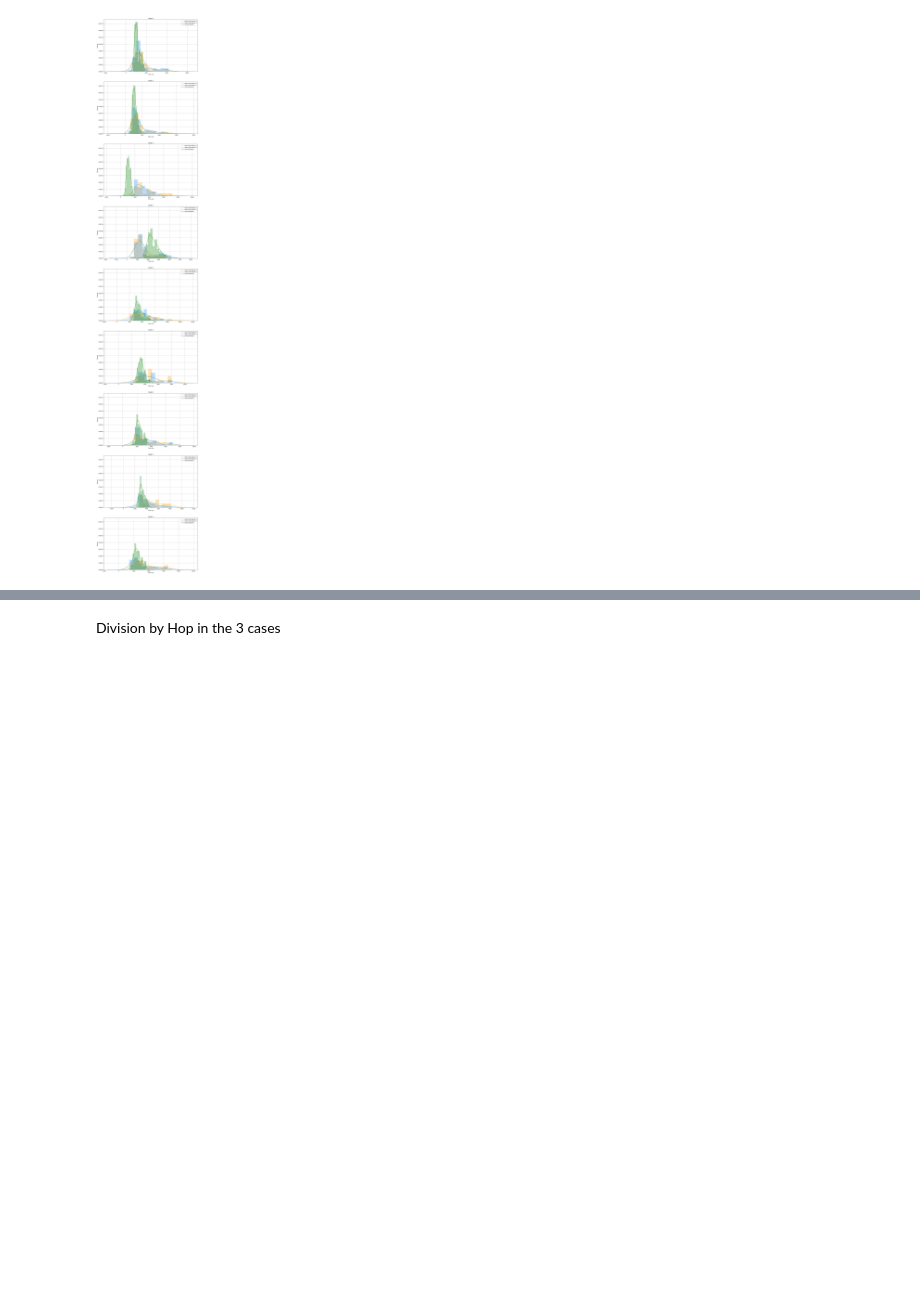
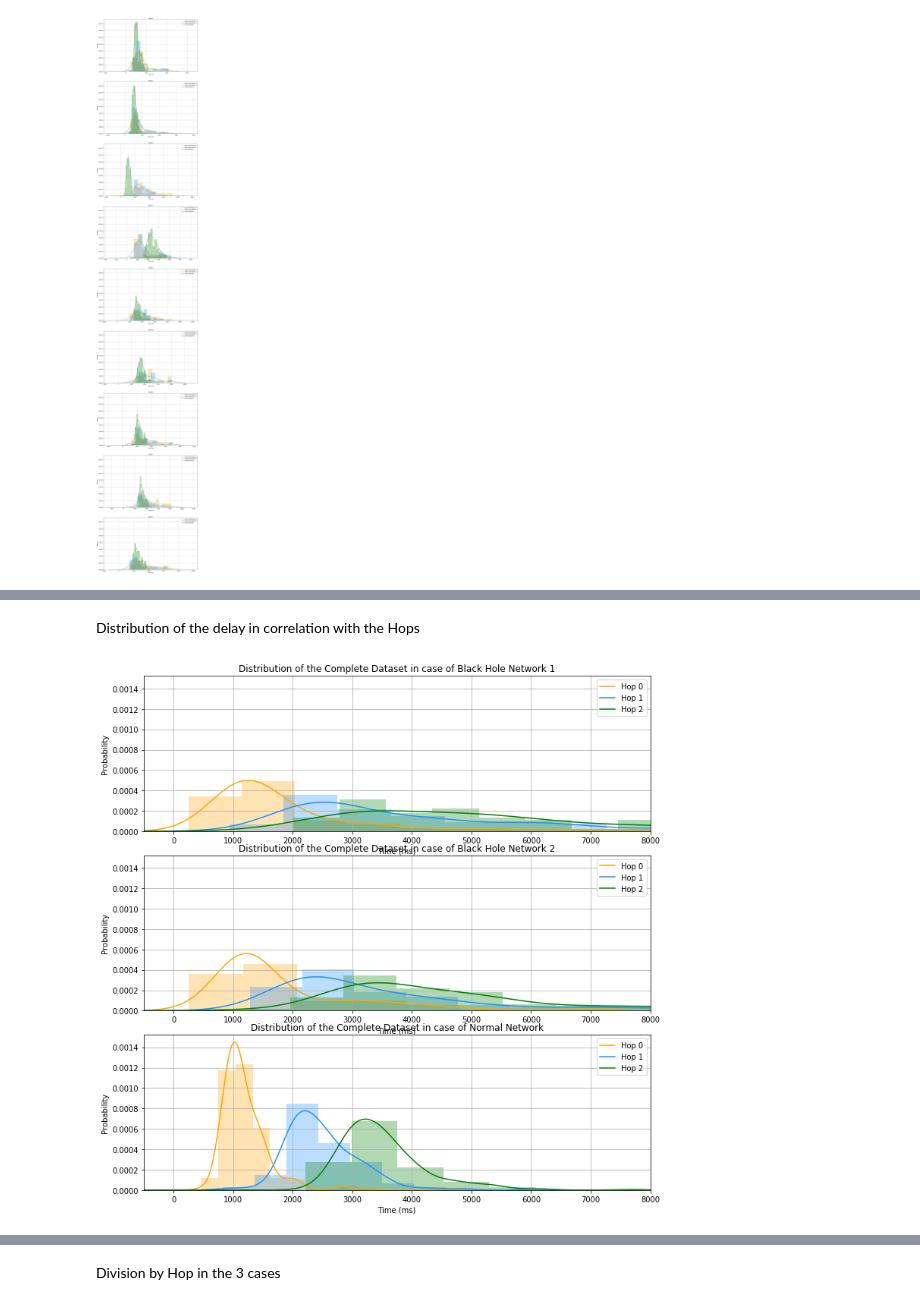
Before and after one commit to ichatz/iot-netprofiler, a Jupyter notebook: cooja-9nodes/Analysis Cooja.ipynb, the cells around one changed output, grey strips where cells are left out. Cells and saved outputs as stored; diff of their text form; code cells hidden in the pictures; blank space fills up the shorter version.

```diff
--- a/cooja-9nodes/Analysis Cooja.ipynb
+++ b/cooja-9nodes/Analysis Cooja.ipynb
@@ -132,0 +122,46 @@ Data Preparation for Plot by hop
+# %%
+hoplist=[]
+df_a = pd.DataFrame( columns = ['pkt'])
+dataHop=[]
+
+listoflists = []
+for i in range(len(data)):
+    sublist = []
+    for j in range(3):
+        sublist.append((df_a))
+    dataHop.append(sublist)
+#print (listoflists)
+
+for i in range(len(data)):
+    col=[]
+    for j in range(len(data[i])):
+        hop=data[i][j].hop-1
+
+        dataHop[i][hop]= pd.concat([dataHop[i][hop],data[i][j].pkts],sort=True)
+# %% [markdown]
+Distribution of the delay in correlation with the Hops
+# %%
+dataHopT=[*zip(*dataHop)]
+#dataHopT=dataHop
+
+fig, axs= plt.subplots(len(cases),1,figsize=(10,10
+                                            )
+                       ,sharey=True )
+plt.tight_layout()
+for i in range(len(dataHopT)):
+    for j in range(len(dataHopT[0])):
+        axs[j].autoscale(enable=True)
+        dataHopT[i][j]['rtt'].plot.kde(
+            ax=axs[j],
+            label="Hop "+str(i),
+            color=colors[i]
+        )
+
+        dataHopT[i][j]["rtt"].hist(density=True,alpha=0.3, ax=axs[j],color=colors[i])
+        axs[j].set_title("Distribution of the Complete Dataset in case of "+ cases[j])
+        axs[j].set_xlabel("Time (ms)")
+        axs[j].set_ylabel("Probability")
+        axs[j].legend()
+        axs[j].set_xlim([-500, 8000])
+# %% [output]
+[figure, added]
```
Also changed, not shown: parts of 14 cells of this notebook.
